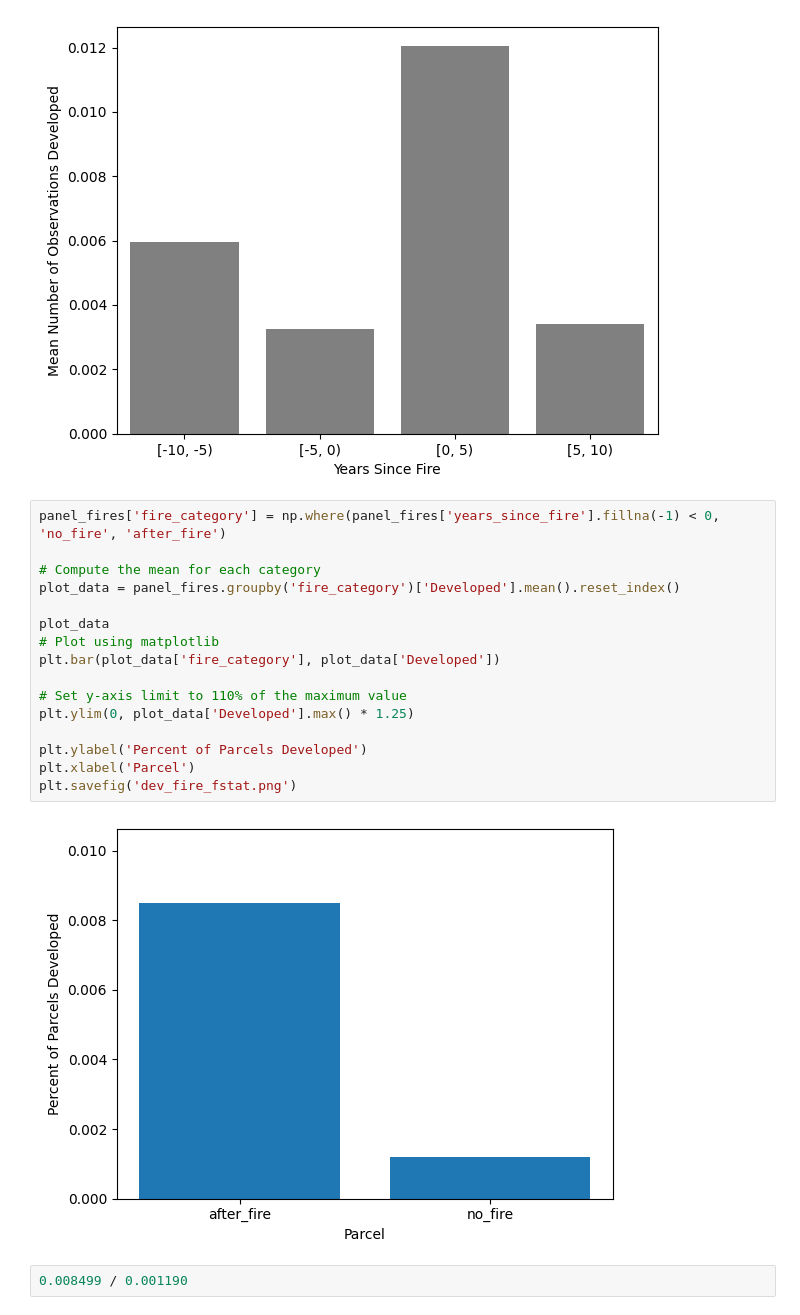
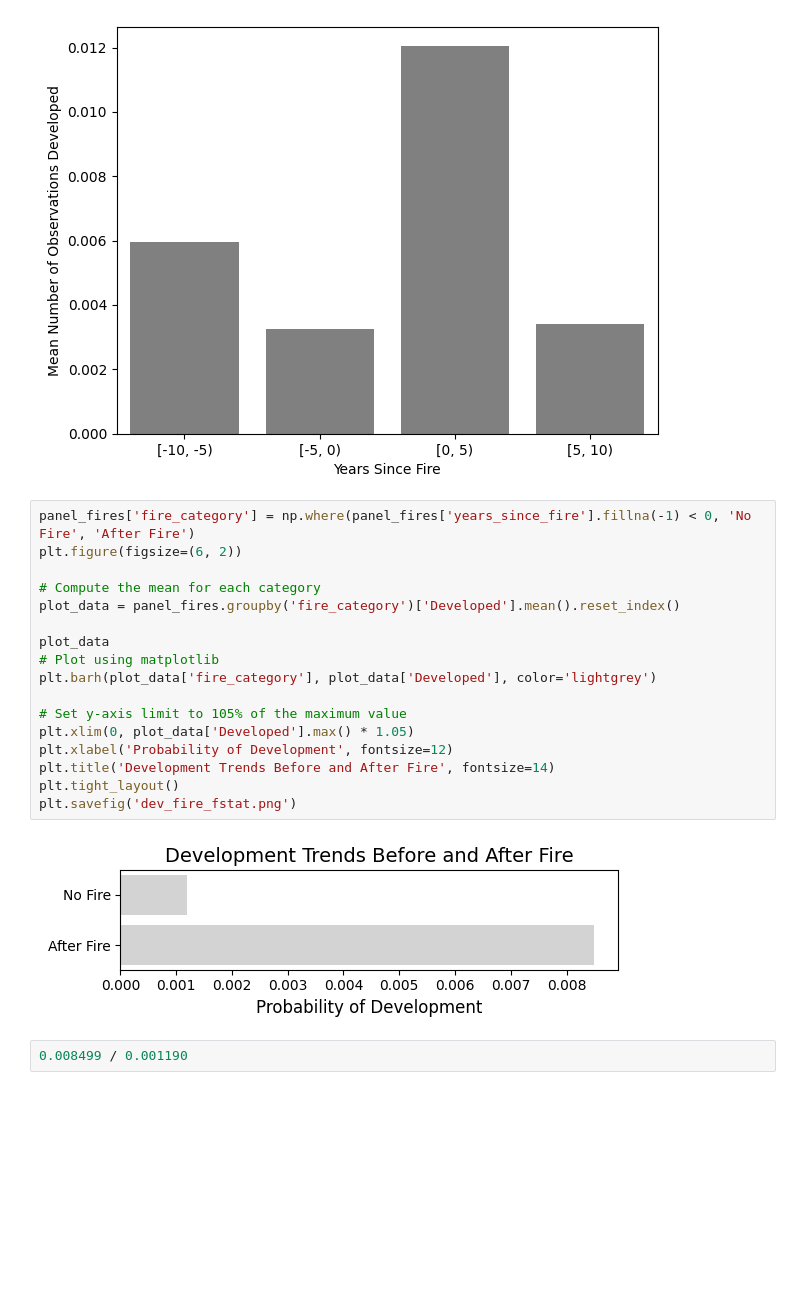
Before and after one commit to sdamerdji/dissertation, a Jupyter notebook: iv/fires iv.ipynb, the cells around one changed output. Drawn from its saved outputs; the diff is of its cells as text; blank space fills up the shorter version.

Commit message:
complete plot refresh

```diff
--- a/iv/fires iv.ipynb
+++ b/iv/fires iv.ipynb
@@ -621,23 +546,24 @@ plt.savefig('./dev_after_fire.png')
 # %% [output]
 [figure]
 # %%
-panel_fires['fire_category'] = np.where(panel_fires['years_since_fire'].fillna(-1) < 0, 'no_fire', 'after_fire')
+panel_fires['fire_category'] = np.where(panel_fires['years_since_fire'].fillna(-1) < 0, 'No Fire', 'After Fire')
+plt.figure(figsize=(6, 2))
 
 # Compute the mean for each category
 plot_data = panel_fires.groupby('fire_category')['Developed'].mean().reset_index()
 
 plot_data
 # Plot using matplotlib
-plt.bar(plot_data['fire_category'], plot_data['Developed'])
+plt.barh(plot_data['fire_category'], plot_data['Developed'], color='lightgrey')
 
-# Set y-axis limit to 110% of the maximum value
-plt.ylim(0, plot_data['Developed'].max() * 1.25)
-
-plt.ylabel('Percent of Parcels Developed')
-plt.xlabel('Parcel')
+# Set y-axis limit to 105% of the maximum value
+plt.xlim(0, plot_data['Developed'].max() * 1.05)
+plt.xlabel('Probability of Development', fontsize=12)
+plt.title('Development Trends Before and After Fire', fontsize=14)
+plt.tight_layout()
 plt.savefig('dev_fire_fstat.png')
 # %% [output]
-[figure, old version]
+[figure, new version]
 # %%
 0.008499 / 0.001190
 # %% [output]
```
Also changed, not shown: parts of 17 cells of this notebook, 1 other file.
